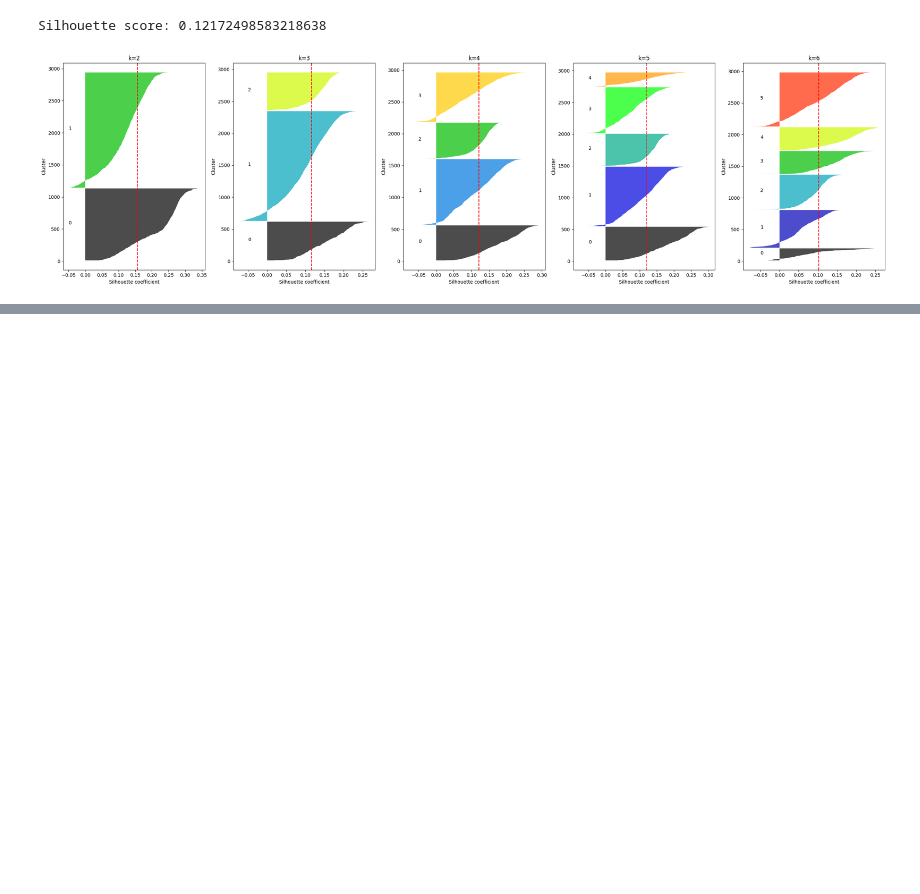
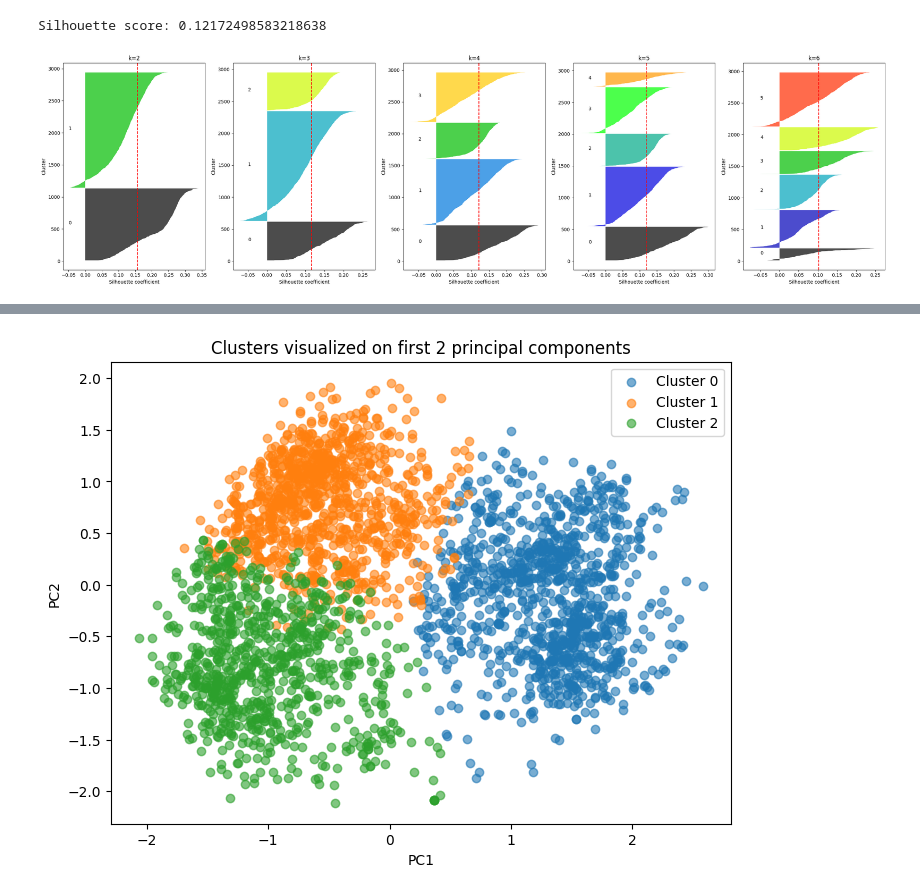
Before and after one commit to chiracarla/lab1, a Jupyter notebook: lab4.ipynb, the cells around one changed output, grey strips where cells are left out. Drawn from its saved outputs; the diff is of its cells as text; code cells hidden in the pictures; blank space fills up the shorter version.

```diff
--- a/lab4.ipynb
+++ b/lab4.ipynb
@@ -208,0 +302,19 @@ plt.show()
+# %%
+kmeans = KMeans(n_clusters=3, random_state=42, n_init='auto')
+labels = kmeans.fit_predict(X_pca_90)
+np.bincount(labels)
+plt.figure(figsize=(8,6))
+for cluster in np.unique(labels):
+    plt.scatter(
+        X_pca_90[labels==cluster, 0],
+        X_pca_90[labels==cluster, 1],
+        label=f"Cluster {cluster}", alpha=0.6
+    )
+
+plt.xlabel("PC1")
+plt.ylabel("PC2")
+plt.title("Clusters visualized on first 2 principal components")
+plt.legend()
+plt.show()
+# %% [output]
+[figure, added]
```
Also changed, not shown: parts of 17 cells of this notebook.
